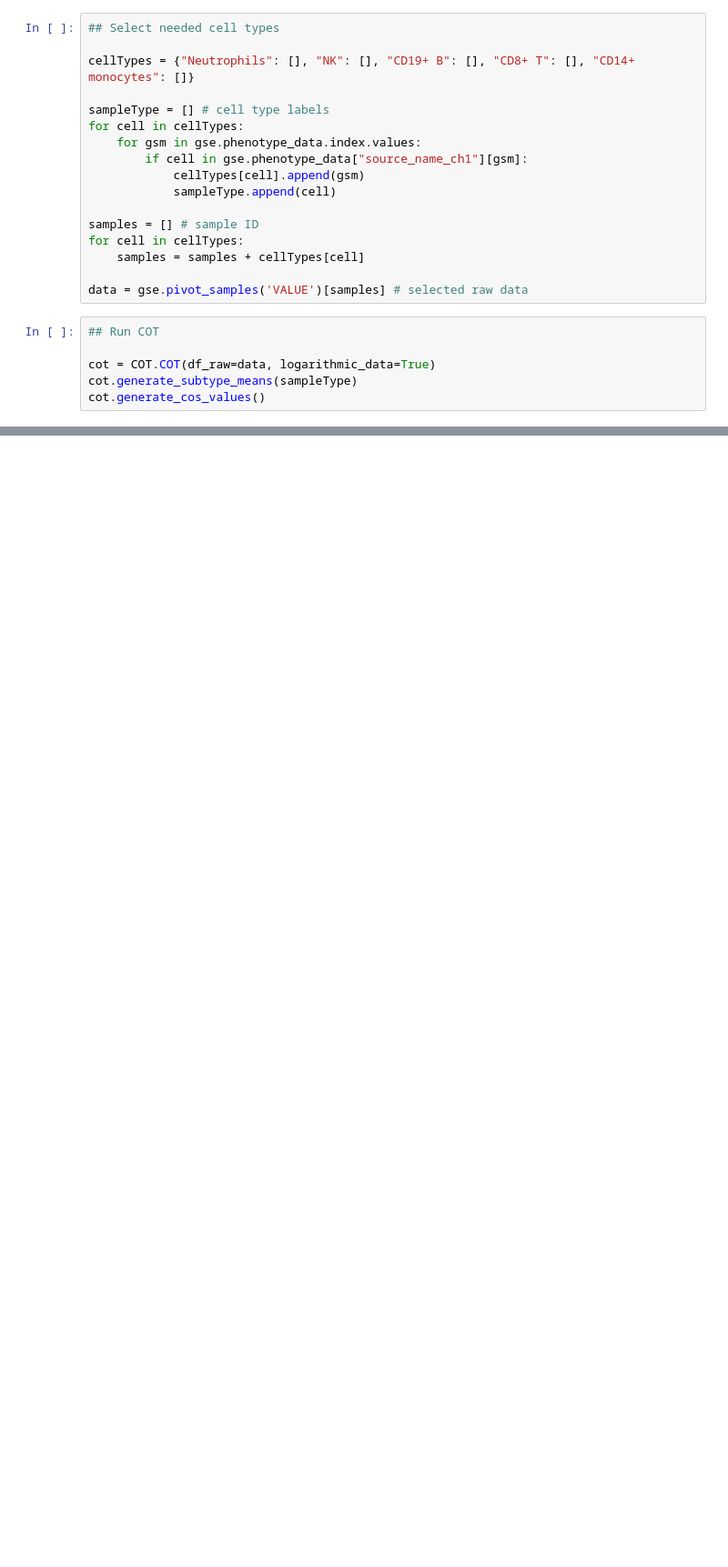
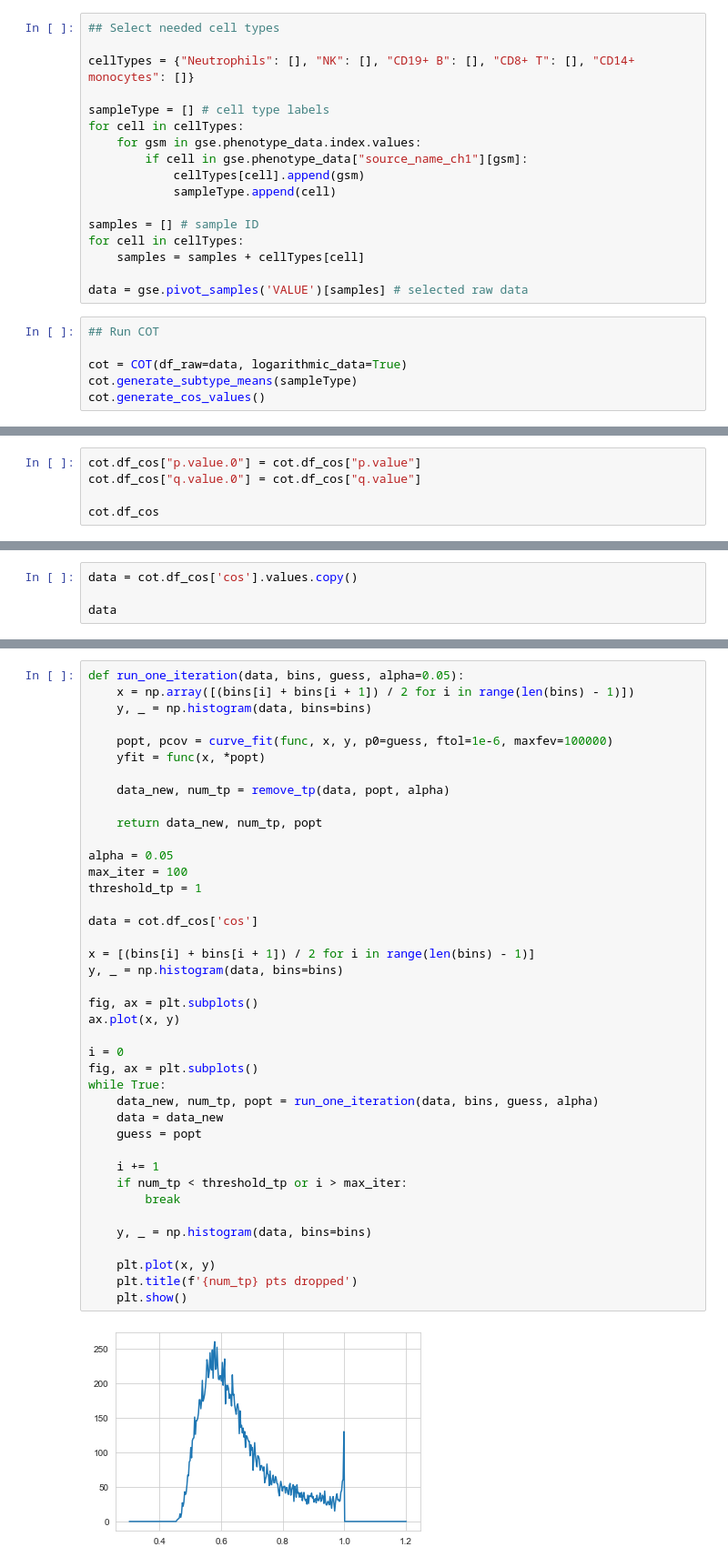
Before and after one commit to MintaYLu/COT, a Jupyter notebook: Example_GSE28490.ipynb, the cells around one changed output, grey strips where cells are left out. Shown at 91% size. Saved outputs shown, nothing was run; the diff lists cells and outputs as text; blank space fills up the shorter version.

```diff
--- a/Example_GSE28490.ipynb
+++ b/Example_GSE28490.ipynb
@@ -31,7 +31,7 @@ data = gse.pivot_samples('VALUE')[samples] # selected raw data
 # %%
 ## Run COT
 
-cot = COT.COT(df_raw=data, logarithmic_data=True)
+cot = COT(df_raw=data, logarithmic_data=True)
 cot.generate_subtype_means(sampleType)
 cot.generate_cos_values()
 # %% [output]
@@ -60,0 +68,5 @@ cot.plot_simplex()
+# %%
+cot.df_cos["p.value.0"] = cot.df_cos["p.value"]
+cot.df_cos["q.value.0"] = cot.df_cos["q.value"]
+
+cot.df_cos
@@ -60,0 +88,4 @@ cot.plot_simplex()
+# %%
+data = cot.df_cos['cos'].values.copy()
+
+data
@@ -60,0 +191,42 @@ cot.plot_simplex()
+# %%
+def run_one_iteration(data, bins, guess, alpha=0.05):
+    x = np.array([(bins[i] + bins[i + 1]) / 2 for i in range(len(bins) - 1)])
+    y, _ = np.histogram(data, bins=bins)
+
+    popt, pcov = curve_fit(func, x, y, p0=guess, ftol=1e-6, maxfev=100000)
+    yfit = func(x, *popt)
+
+    data_new, num_tp = remove_tp(data, popt, alpha)
+
+    return data_new, num_tp, popt
+
+alpha = 0.05
+max_iter = 100
+threshold_tp = 1
+
+data = cot.df_cos['cos']
+
+x = [(bins[i] + bins[i + 1]) / 2 for i in range(len(bins) - 1)]
+y, _ = np.histogram(data, bins=bins)
+
+fig, ax = plt.subplots()
+ax.plot(x, y)
+
+i = 0
+fig, ax = plt.subplots()
+while True:
+    data_new, num_tp, popt = run_one_iteration(data, bins, guess, alpha)
+    data = data_new
+    guess = popt
+
+    i += 1
+    if num_tp < threshold_tp or i > max_iter:
+        break
+
+    y, _ = np.histogram(data, bins=bins)
+
+    plt.plot(x, y)
+    plt.title(f'{num_tp} pts dropped')
+    plt.show()
+# %% [output]
+[figure, added]
```
Also changed, not shown: parts of 18 cells of this notebook, 1 other file.
